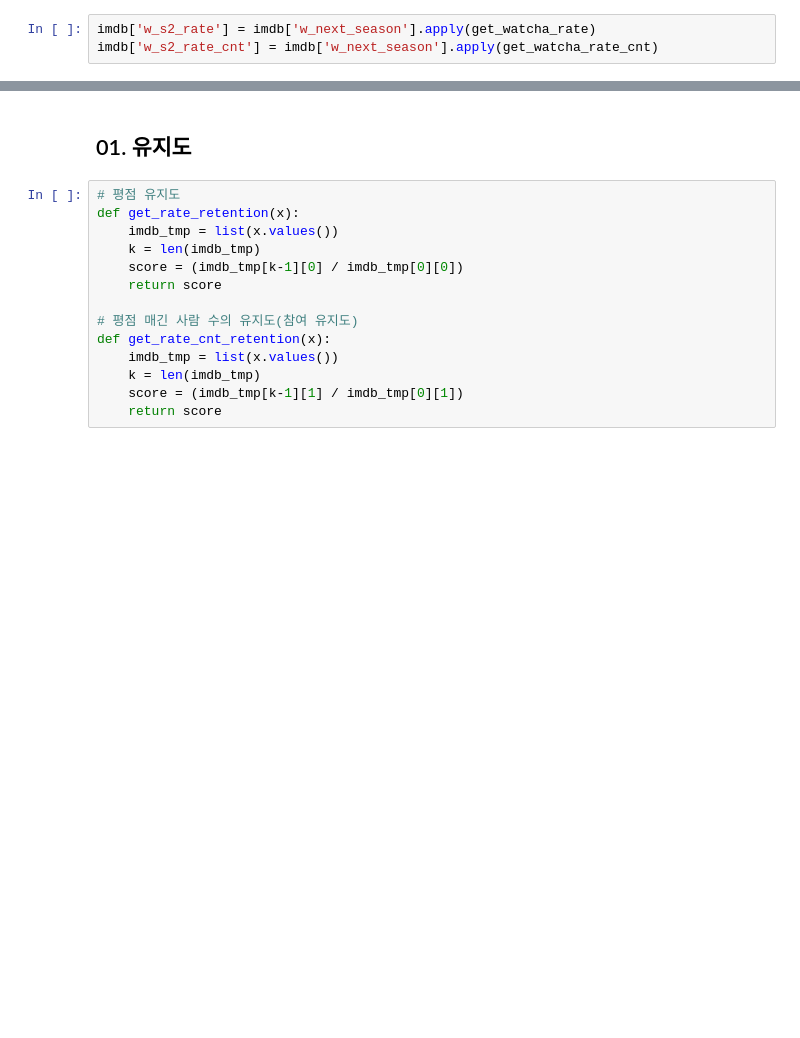
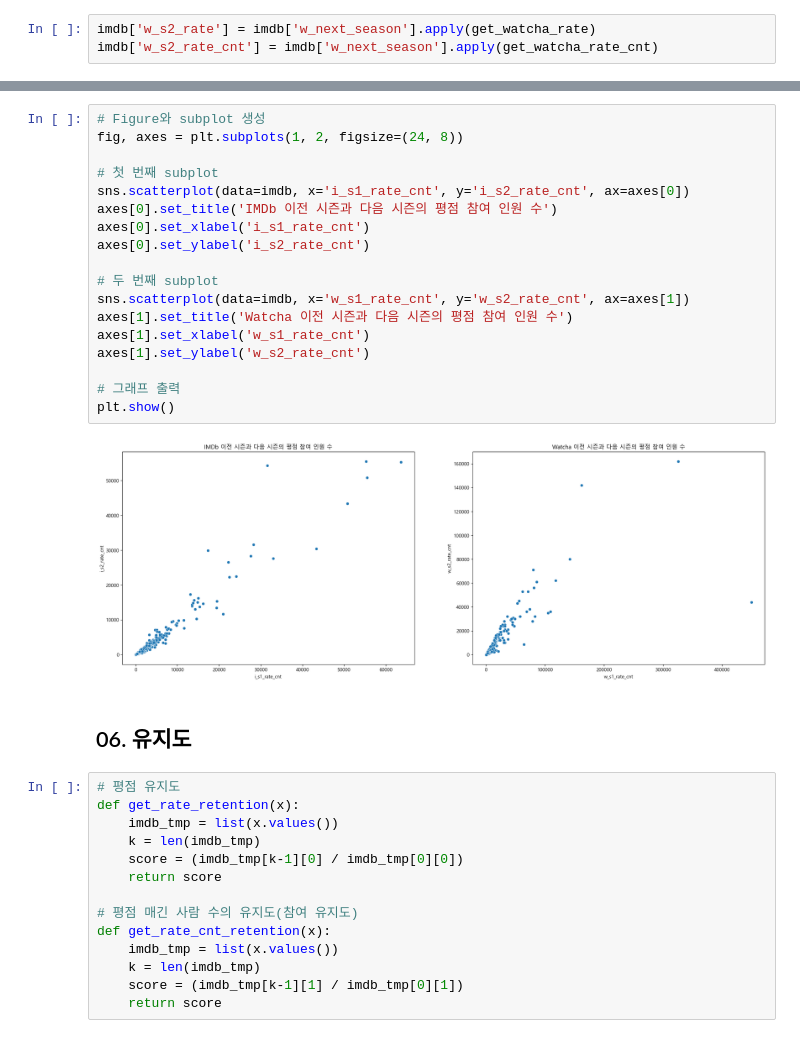
Before and after one commit to JoQri/ML_Netflix_project, a Jupyter notebook: eda/feature_engineering.ipynb, the cells around one changed output, grey strips where cells are left out. Cells and saved outputs as stored; diff of their text form; blank space fills up the shorter version.

```diff
--- a/eda/feature_engineering.ipynb
+++ b/eda/feature_engineering.ipynb
@@ -332,5 +364,25 @@ imdb['w_s2_rate_cnt'] = imdb['w_next_season'].apply(get_watcha_rate_cnt)
+# %%
+# Figure와 subplot 생성
+fig, axes = plt.subplots(1, 2, figsize=(24, 8))
+
+# 첫 번째 subplot
+sns.scatterplot(data=imdb, x='i_s1_rate_cnt', y='i_s2_rate_cnt', ax=axes[0])
+axes[0].set_title('IMDb 이전 시즌과 다음 시즌의 평점 참여 인원 수')
+axes[0].set_xlabel('i_s1_rate_cnt')
+axes[0].set_ylabel('i_s2_rate_cnt')
+
+# 두 번째 subplot
+sns.scatterplot(data=imdb, x='w_s1_rate_cnt', y='w_s2_rate_cnt', ax=axes[1])
+axes[1].set_title('Watcha 이전 시즌과 다음 시즌의 평점 참여 인원 수')
+axes[1].set_xlabel('w_s1_rate_cnt')
+axes[1].set_ylabel('w_s2_rate_cnt')
+
+# 그래프 출력
+plt.show()
+# %% [output]
+[figure, added]
 # %% [markdown]
-## 01. 유지도
+## 06. 유지도
 # %%
 # 평점 유지도
 def get_rate_retention(x):
```
Also changed, not shown: parts of 53 cells of this notebook, 4 other files.
